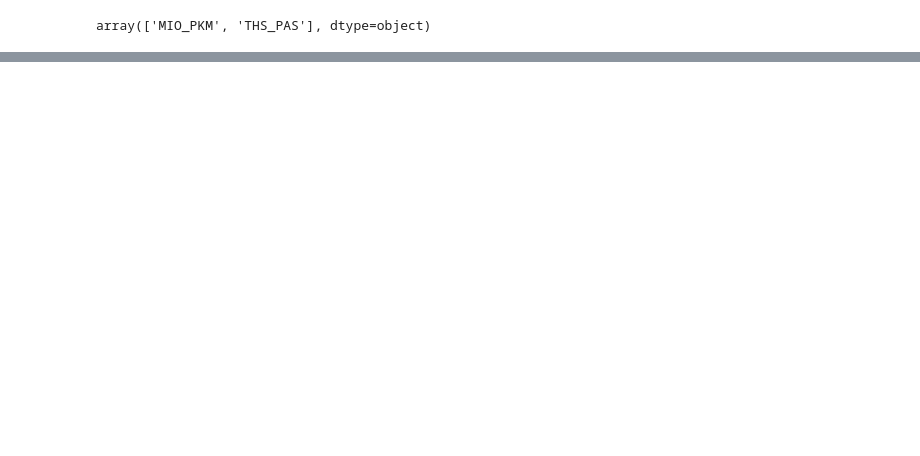
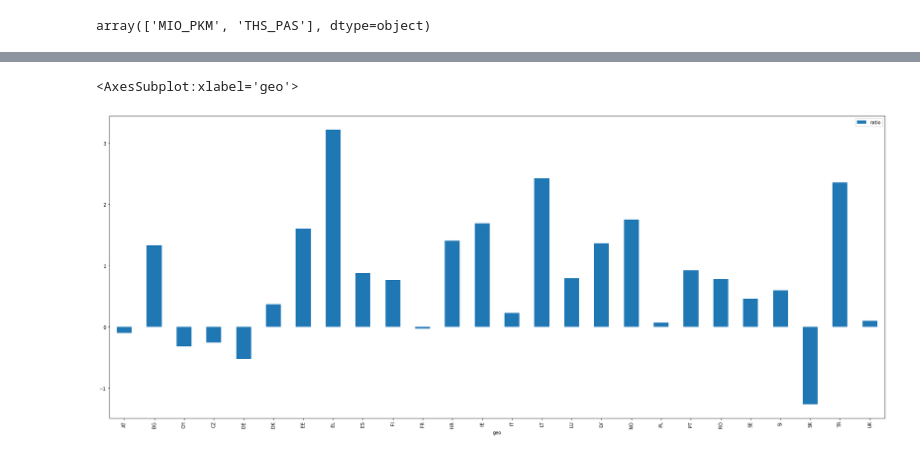
Before and after one commit to tpetricek/Talks, a Jupyter notebook: 2022/live-data-exploration/notebook/analysis.ipynb, the cells around one changed output, grey strips where cells are left out. Cells and saved outputs as stored; diff of their text form; code cells hidden in the pictures; blank space fills up the shorter version.

```diff
--- a/2022/live-data-exploration/notebook/analysis.ipynb
+++ b/2022/live-data-exploration/notebook/analysis.ipynb
@@ -49,3 +100,6 @@ large.plot.bar(x='geo',figsize=(15,8))
 # %%
 ratio = pd.DataFrame({"geo":large["geo"],"ratio":np.log(large["avia"] / large["rail"])})
-ratio.plot.bar(x="geo",figsize=(15,8))
+ratio.plot.bar(x="geo",figsize=(30,12))
+# %% [output]
+<AxesSubplot:xlabel='geo'>
+[figure, added]
```
Also changed, not shown: parts of 5 cells of this notebook, 55 other files.
